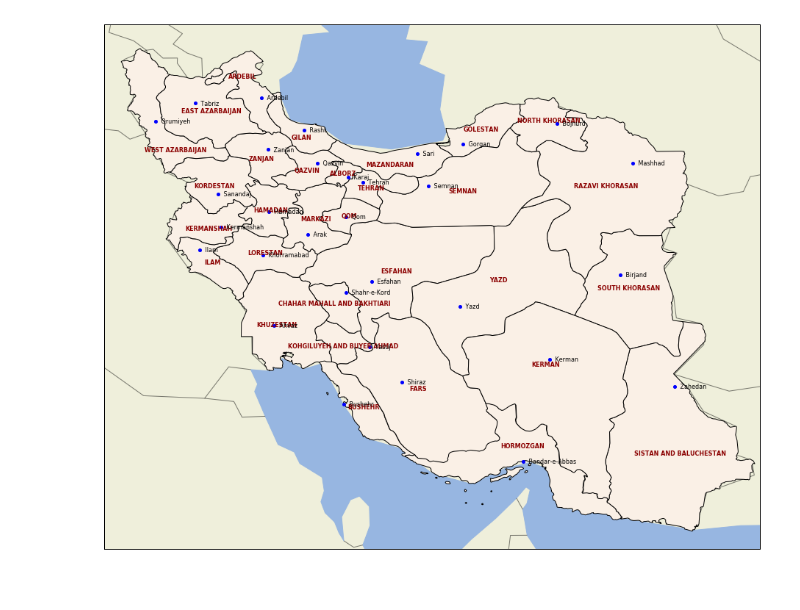
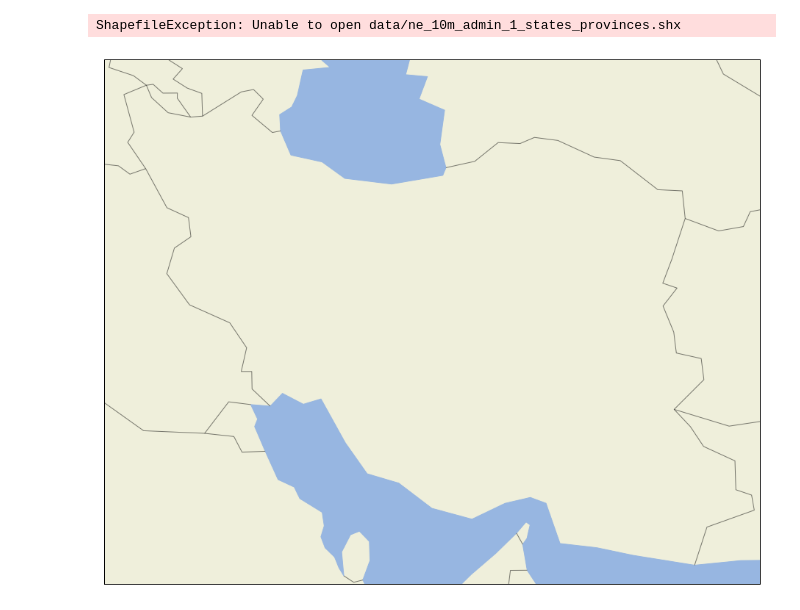
Before and after one commit to javadnoorb/iranmap, a Jupyter notebook: IranMap.ipynb, the cells around one changed output. Saved outputs shown, nothing was run; the diff lists cells and outputs as text; code cells hidden in the pictures.

```diff
--- a/IranMap.ipynb
+++ b/IranMap.ipynb
@@ -28,32 +28,33 @@ ax.add_feature(cartopy.feature.LAKES, alpha=0.95)
 
 # shpfilename = shpreader.natural_earth(resolution='110m',
 #                                       category='cultural',
 #                                       name='admin_1_states_provinces')
-shpfilename = 'data/ne_10m_admin_1_states_provinces.shp'  # http://www.naturalearthdata.com/http//www.naturalearthdata.com/download/10m/cultural/ne_10m_admin_1_states_provinces.zip
+shpfilename = 'data/ne_10m_admin_1_states_provinces/ne_10m_admin_1_states_provinces.shp'  # http://www.naturalearthdata.com/http//www.naturalearthdata.com/download/10m/cultural/ne_10m_admin_1_states_provinces.zip
 
 reader = shpreader.Reader(shpfilename)
 provinces = [province for province in reader.records() if province.attributes['admin'] == 'Iran']
 
 for province in provinces:
     ax.add_geometries(province.geometry, ccrs.PlateCarree(),
                       facecolor='linen',edgecolor='black',
                       label=province.attributes['name'])
 
     pl.text(province.attributes['longitude'],
             province.attributes['latitude'],
             province.attributes['name'].upper(),
             color='darkred',ha='center',
             va='center',fontsize=8,fontweight='bold')
 
     if province.attributes['name'] in Capitals.index:
         capital = Capitals.loc[province.attributes['name']]
 
         pl.text(capital['longitude'],
             capital['latitude'],
             '   '+capital['Capital'],
             color='black',ha='left',
             va='center',fontsize=8)
 
         pl.plot(capital['longitude'],capital['latitude'],'bo',markersize=4)
 # %% [output]
+ShapefileException: Unable to open data/ne_10m_admin_1_states_provinces.shx
-[figure, old version]
+[figure, new version]
```
Also changed, not shown: 12 other files.
